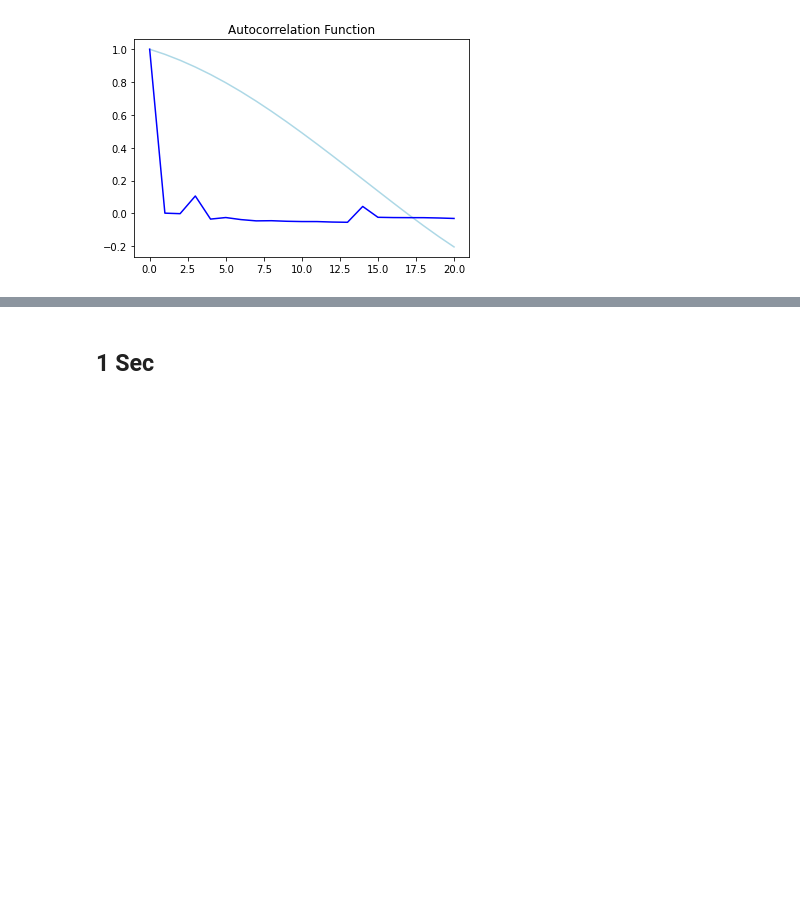
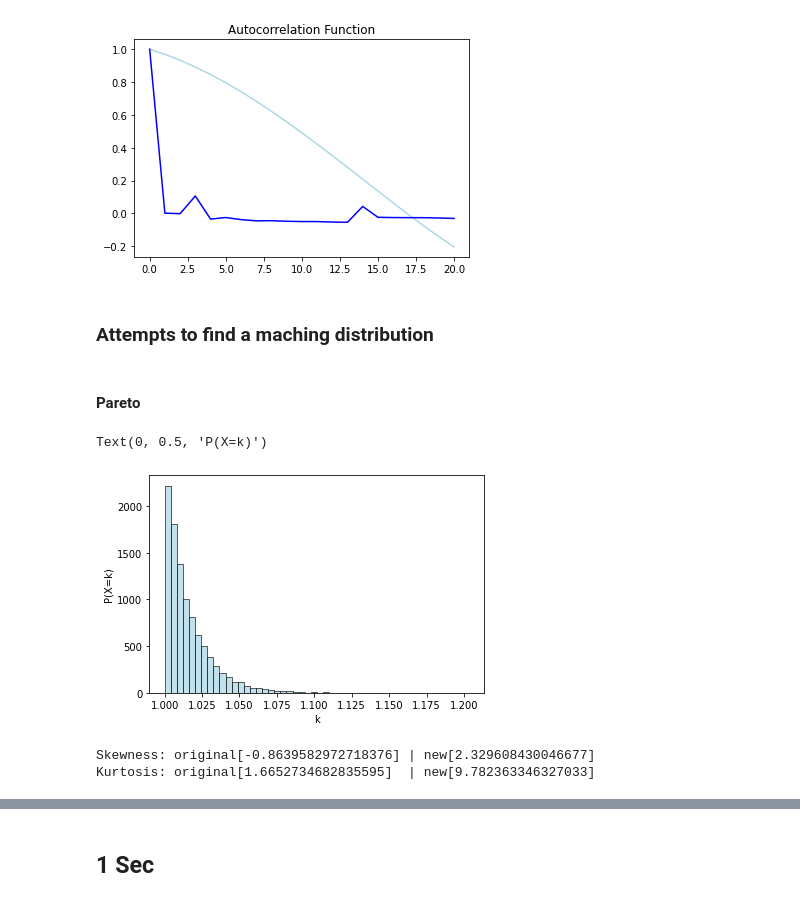
Before and after one commit to caioeverest/mscc, a Jupyter notebook: Final.ipynb, the cells around one changed output, grey strips where cells are left out. Saved outputs shown, nothing was run; the diff lists cells and outputs as text; code cells hidden in the pictures; blank space fills up the shorter version.

Commit message:
add more distributions

```diff
--- a/Final.ipynb
+++ b/Final.ipynb
@@ -236,3 +222,22 @@ plt.show()
 plt.close()
 # %% [output]
 [figure]
+# %% [markdown]
+### Attempts to find a maching distribution
+# %% [markdown]
+#### Pareto
+# %%
+pareto_100ms = pareto.rvs(df_100ms.sort_values()[0], size=df_100ms.size)
+sns.histplot(pareto_100ms, color="lightblue", bins=50)
+plt.xlabel('k')
+plt.ylabel('P(X=k)')
+# %% [output]
+Text(0, 0.5, 'P(X=k)')
+[figure, added]
+# %%
+pareto_skewness_100ms = skew(pareto_100ms)
+pareto_kurtosis_100ms = kurtosis(pareto_100ms)
+print(f"Skewness: original[{skewness_100ms}]\t| new[{pareto_skewness_100ms}]\nKurtosis: original[{kurtosis_100ms}]\t| new[{pareto_kurtosis_100ms}]")
+# %% [output]
+Skewness: original[-0.8639582972718376] | new[2.329608430046677]
+Kurtosis: original[1.6652734682835595]  | new[9.782363346327033]
```
Also changed, not shown: parts of 44 cells of this notebook.
